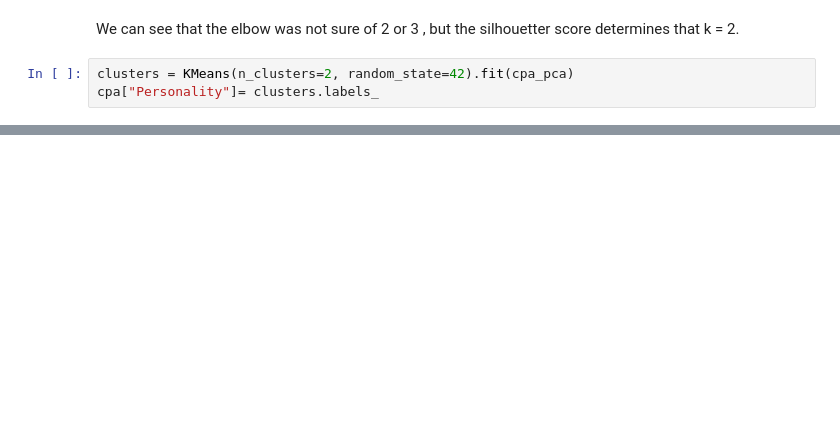
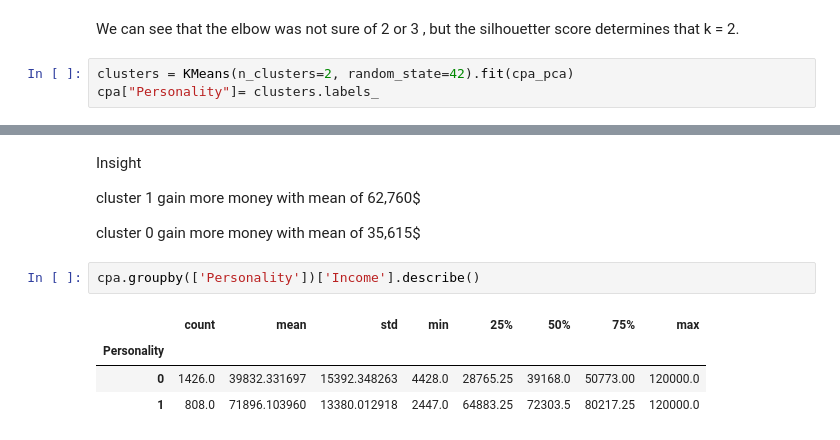
Before and after one commit to KittuPatel/CustomerPersonalityAnalysis, a Jupyter notebook: CustomerPersonalityAnalysis.ipynb, the cells around one changed output, grey strips where cells are left out. Saved outputs shown, nothing was run; the diff lists cells and outputs as text; blank space fills up the shorter version.

```diff
--- a/CustomerPersonalityAnalysis.ipynb
+++ b/CustomerPersonalityAnalysis.ipynb
@@ -501,0 +541,13 @@ cpa["Personality"]= clusters.labels_
+# %% [markdown]
+Insight
+
+cluster 1 gain more money with mean of 62,760$
+
+cluster 0 gain more money with mean of 35,615$
+# %%
+cpa.groupby(['Personality'])['Income'].describe()
+# %% [output]
+|  | count | mean | std | min | 25% | 50% | 75% | max |
+| Personality |  |  |  |  |  |  |  |  |
+| 0 | 1426.0 | 39832.331697 | 15392.348263 | 4428.0 | 28765.25 | 39168.0 | 50773.00 | 120000.0 |
+| 1 | 808.0 | 71896.103960 | 13380.012918 | 2447.0 | 64883.25 | 72303.5 | 80217.25 | 120000.0 |
```
Also changed, not shown: parts of 15 cells of this notebook.
